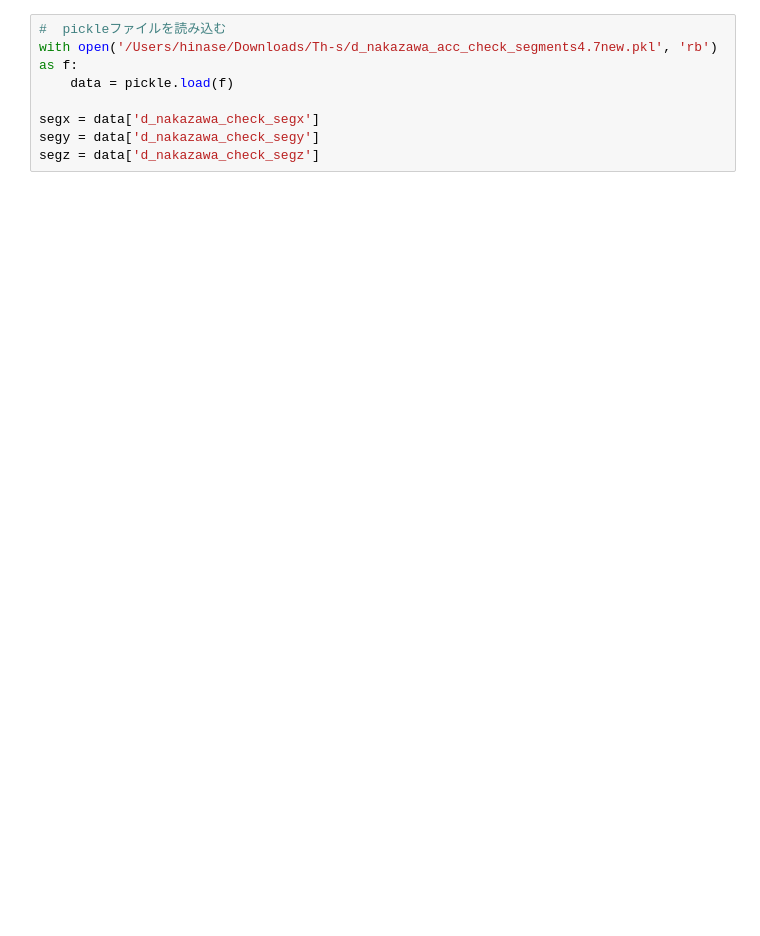
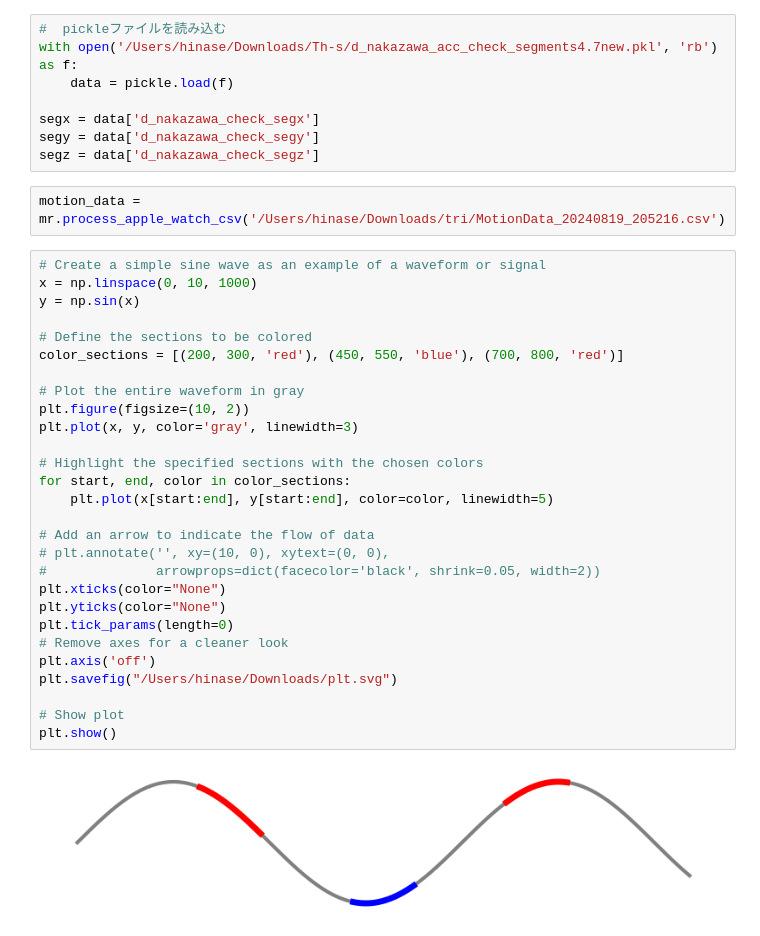
Before and after one commit to hinapyon/MasterResearch, a Jupyter notebook: MasterResearchDataProcessing.ipynb, the cells around one changed output. Saved outputs shown, nothing was run; the diff lists cells and outputs as text; blank space fills up the shorter version.

```diff
--- a/MasterResearchDataProcessing.ipynb
+++ b/MasterResearchDataProcessing.ipynb
@@ -164,3 +571,35 @@ with open('/Users/hinase/Downloads/Th-s/d_nakazawa_acc_check_segments4.7new.pkl'
 segx = data['d_nakazawa_check_segx']
 segy = data['d_nakazawa_check_segy']
 segz = data['d_nakazawa_check_segz']
+# %%
+motion_data = mr.process_apple_watch_csv('/Users/hinase/Downloads/tri/MotionData_20240819_205216.csv')
+# %%
+# Create a simple sine wave as an example of a waveform or signal
+x = np.linspace(0, 10, 1000)
+y = np.sin(x)
+
+# Define the sections to be colored
+color_sections = [(200, 300, 'red'), (450, 550, 'blue'), (700, 800, 'red')]
+
+# Plot the entire waveform in gray
+plt.figure(figsize=(10, 2))
+plt.plot(x, y, color='gray', linewidth=3)
+
+# Highlight the specified sections with the chosen colors
+for start, end, color in color_sections:
+    plt.plot(x[start:end], y[start:end], color=color, linewidth=5)
+
+# Add an arrow to indicate the flow of data
+# plt.annotate('', xy=(10, 0), xytext=(0, 0),
+#              arrowprops=dict(facecolor='black', shrink=0.05, width=2))
+plt.xticks(color="None")
+plt.yticks(color="None")
+plt.tick_params(length=0)
+# Remove axes for a cleaner look
+plt.axis('off')
+plt.savefig("/Users/hinase/Downloads/plt.svg")
+
+# Show plot
+plt.show()
+# %% [output]
+[figure, added]
```
Also changed, not shown: parts of 38 cells of this notebook, 1 other file.
